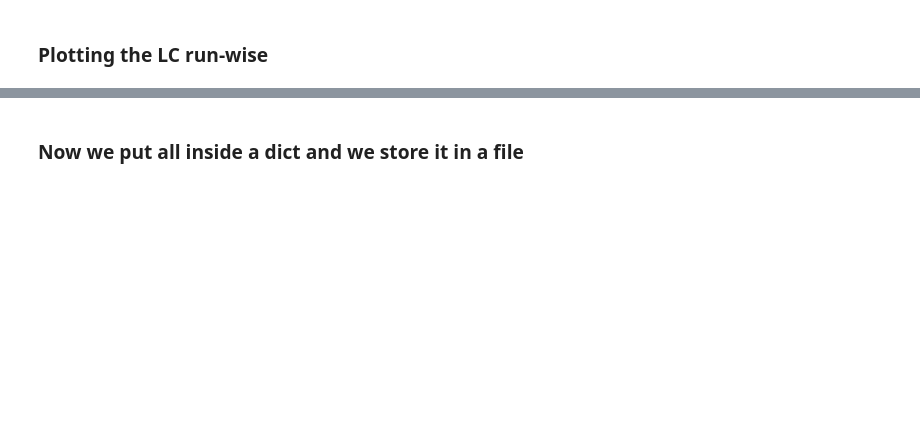
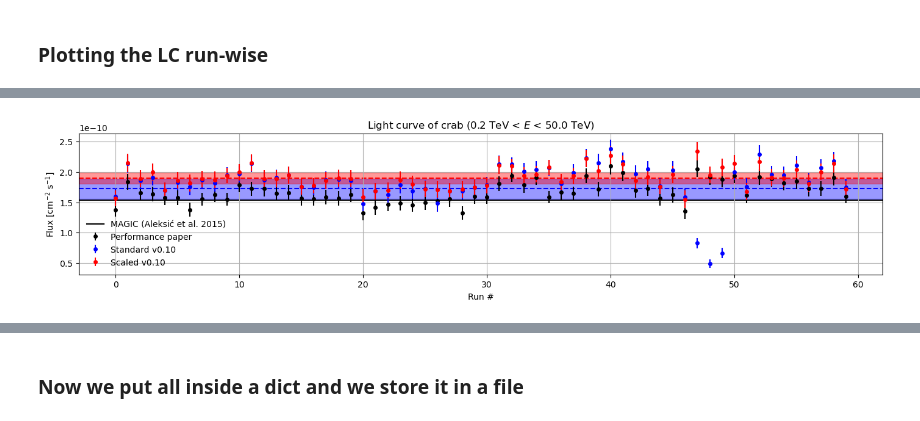
Before and after one commit to juanjq/cherenkov_transparency_corrections, a Jupyter notebook: high_level_analysis/dl3_gammapy_analysis_3examples.ipynb, the cells around one changed output, grey strips where cells are left out. Saved outputs shown, nothing was run; the diff lists cells and outputs as text; code cells hidden in the pictures; blank space fills up the shorter version.

```diff
--- a/high_level_analysis/dl3_gammapy_analysis_3examples.ipynb
+++ b/high_level_analysis/dl3_gammapy_analysis_3examples.ipynb
@@ -622,2 +689,31 @@ plt.show()
+# %%
+fig, ax = plt.subplots(figsize=(17,3))
+
+# Plotting the Ligt Curve
+ax.errorbar(np.arange(len(flux_lst1_paper)), flux_lst1_paper, yerr=flux_stat_err_lst1_paper, color="k", ls="", marker=".", ms=8, label="Performance paper")
+ax.errorbar(np.arange(len(flux_lst1)), flux_lst1, yerr=flux_stat_err_lst1, color="b", ls="", marker=".", ms=8, label="Standard v0.10")
+ax.errorbar(np.arange(len(flux_lst1_s)), flux_lst1_s, yerr=flux_stat_err_lst1_s, color="r", ls="", marker=".", ms=8, label="Scaled v0.10")
+
+# Mean flux + error
+# ax.axhline(mean_flux_paper, ls="--", color="k", zorder=-1,)
+# ax.axhspan(mean_flux_paper - np.std(flux_lst1_paper), mean_flux_paper + np.std(flux_lst1_paper), color="k", alpha=0.4, zorder=-1)
+ax.axhline(mean_flux, ls="--", color="b", zorder=-1,)
+ax.axhspan(mean_flux - np.std(flux_lst1)/2, mean_flux + np.std(flux_lst1)/2, color="b", alpha=0.4, zorder=-1)
+ax.axhline(mean_flux_s, ls="--", color="r", zorder=-1,)
+ax.axhspan(mean_flux_s - np.std(flux_lst1_s)/2, mean_flux_s + np.std(flux_lst1_s)/2, color="r", alpha=0.4, zorder=-1)
+
+# MAGIC reference
+ax.axhline(flux_crab.value, ls="-", color="k", zorder=-1, label="MAGIC (Aleksić et al. 2015)")
+
+ax.legend(loc=3, frameon=False)
+ax.grid()
+ax.set_xlabel(f"Run #")
+ax.set_ylabel("Flux [cm$^{-2}$ s$^{-1}$]")
+energy_range = f"{e_lc_min:.1f} < $E$ < {e_lc_max:.1f}"
+ax.set_title(f"Light curve of {target_name} ({energy_range})")
+plt.savefig(f"plots/total.png", bbox_inches="tight", dpi=300)
+plt.show()
+# %% [output]
+[figure, added]
 # %%
 np.std(flux_lst1_paper), np.std(flux_lst1), np.std(flux_lst1_s)
```
Also changed, not shown: parts of 9 cells of this notebook.
